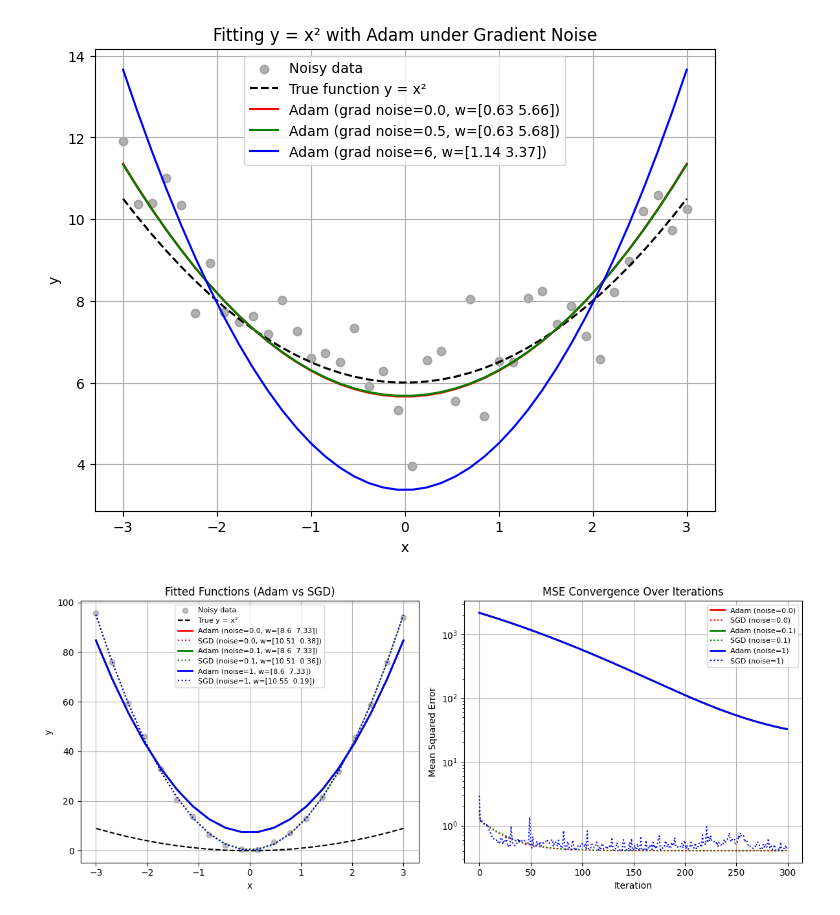
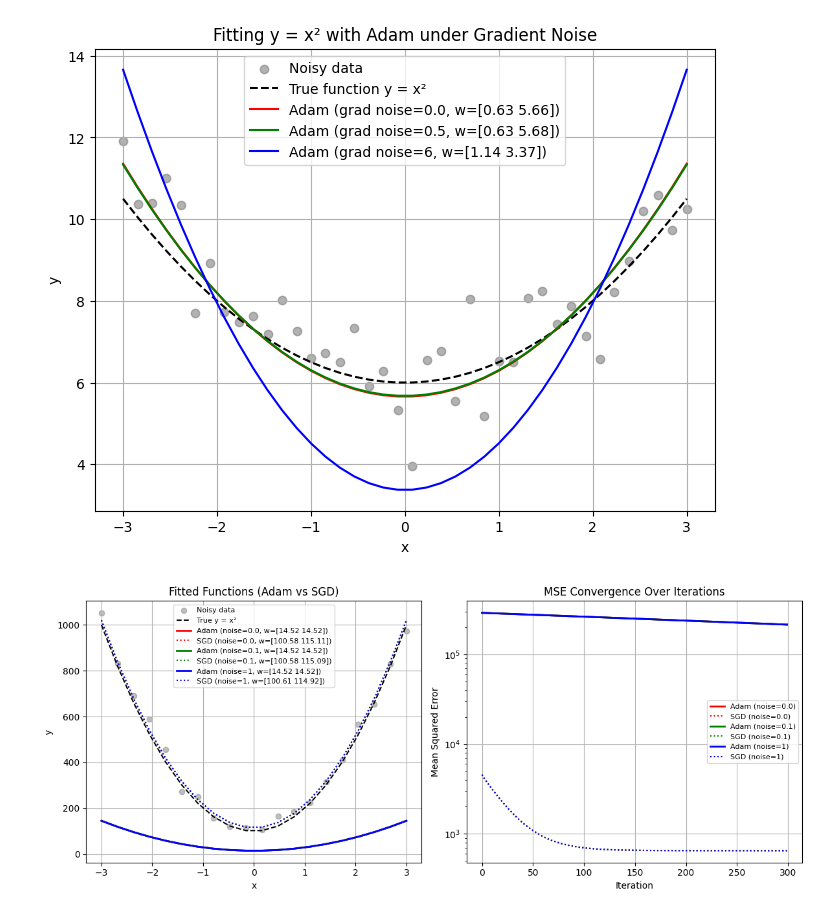
Before and after one commit to KrazyKats/Math_216A, a Jupyter notebook: HW3/Hw3.ipynb, the cells around one changed output. Saved outputs shown, nothing was run; the diff lists cells and outputs as text; code cells hidden in the pictures.

```diff
--- a/HW3/Hw3.ipynb
+++ b/HW3/Hw3.ipynb
@@ -173,8 +173,8 @@ import matplotlib.pyplot as plt
 np.random.seed(0)
 N = 20
 x = np.linspace(-3, 3, N)
-true_w = np.array([10.5, 0.0])  # true model: y = x²
-y = true_w[0] * x**2 + true_w[1] + 0.75 * np.random.randn(N)  # noisy observations
+true_w = np.array([100, 100])  # true model: y = x²
+y = true_w[0] * x**2 + true_w[1] + 30 * np.random.randn(N)  # noisy observations
 
 # Model: y_pred = w0*x^2 + w1
 def predict(w, x):
@@ -242,33 +242,33 @@ fig, axes = plt.subplots(1, 2, figsize=(12, 5))
 
 # (1) Function fits
 axes[0].scatter(x, y, color='gray', alpha=0.5, label='Noisy data')
-axes[0].plot(x, x**2, 'k--', label='True y = x²')
+axes[0].plot(x, true_w[0] * x**2 + true_w[1], 'k--', label='True y = x²')
 
 for (nl, w_adam), (nl2, w_sgd), color in zip(adam_fits, sgd_fits, colors):
     axes[0].plot(x, predict(w_adam, x), color=color, lw=2,
                  label=f'Adam (noise={nl}, w={w_adam.round(2)})')
     axes[0].plot(x, predict(w_sgd, x), color=color, ls=':',
                  label=f'SGD (noise={nl}, w={w_sgd.round(2)})')
 
 axes[0].set_xlabel('x')
 axes[0].set_ylabel('y')
 axes[0].set_title('Fitted Functions (Adam vs SGD)')
 axes[0].legend(fontsize=8)
 axes[0].grid(True)
 
 # (2) MSE convergence
 for (nl, loss_adam), (nl2, loss_sgd), color in zip(adam_losses, sgd_losses, colors):
     axes[1].plot(loss_adam, color=color, lw=2, label=f'Adam (noise={nl})')
     axes[1].plot(loss_sgd, color=color, ls=':', label=f'SGD (noise={nl})')
 
 axes[1].set_xlabel('Iteration')
 axes[1].set_ylabel('Mean Squared Error')
 axes[1].set_title('MSE Convergence Over Iterations')
 axes[1].set_yscale('log')
 axes[1].legend(fontsize=8)
 axes[1].grid(True)
 
 plt.tight_layout()
 plt.show()
 # %% [output]
-[figure, old version]
+[figure, new version]
```
